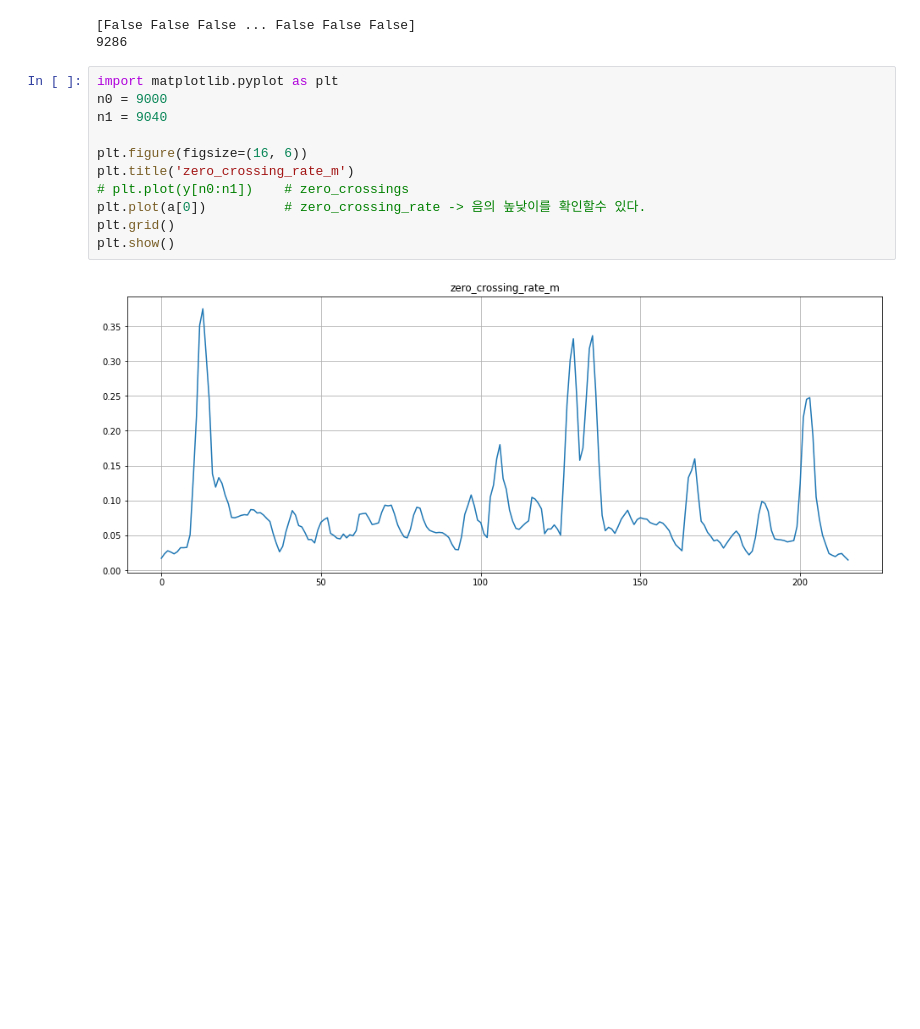
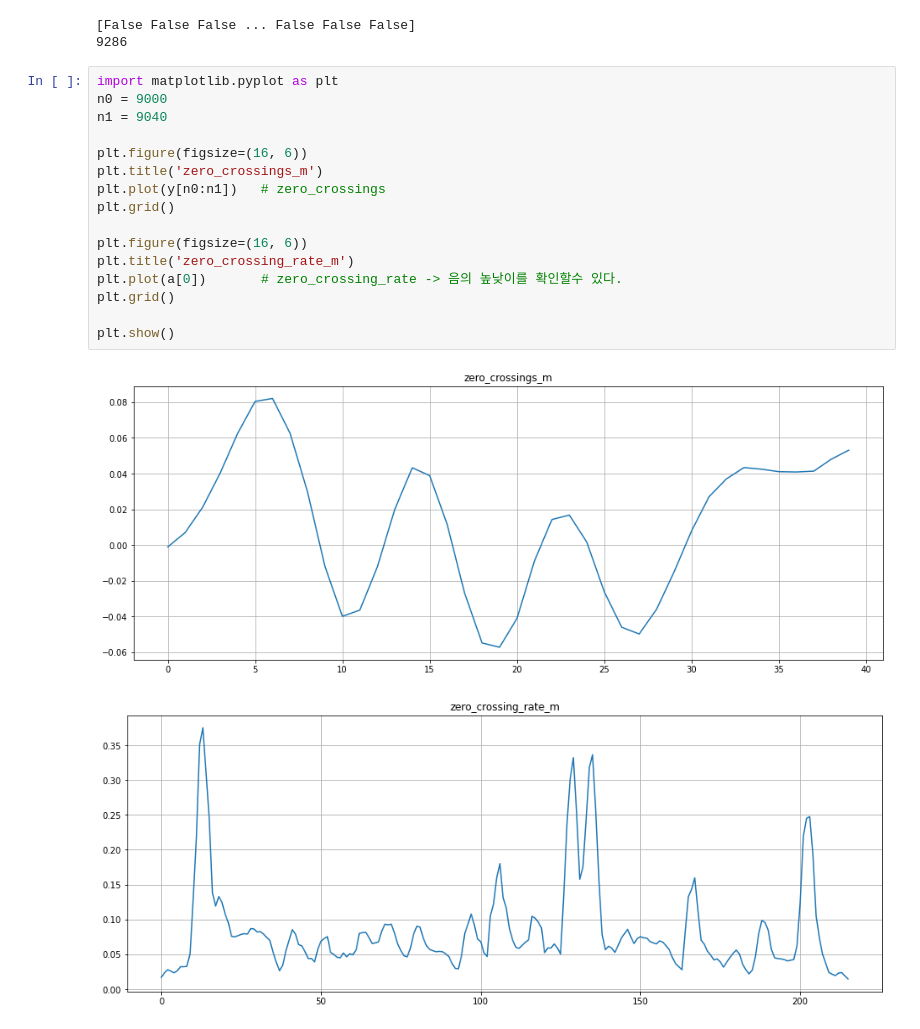
Before and after one commit to zashin-AI/JongHo, a Jupyter notebook: zero_crossing_rate_m(default).ipynb, the cells around one changed output. Cells and saved outputs as stored; diff of their text form; blank space fills up the shorter version.

```diff
--- a/zero_crossing_rate_m(default).ipynb
+++ b/zero_crossing_rate_m(default).ipynb
@@ -23,13 +23,19 @@ print(sum(zero_crossings))
 # %%
 import matplotlib.pyplot as plt
 n0 = 9000
 n1 = 9040
 
 plt.figure(figsize=(16, 6))
+plt.title('zero_crossings_m')
+plt.plot(y[n0:n1])   # zero_crossings
+plt.grid()
+
+plt.figure(figsize=(16, 6))
 plt.title('zero_crossing_rate_m')
-# plt.plot(y[n0:n1])    # zero_crossings
-plt.plot(a[0])          # zero_crossing_rate -> 음의 높낮이를 확인할수 있다.
+plt.plot(a[0])       # zero_crossing_rate -> 음의 높낮이를 확인할수 있다.
 plt.grid()
+
 plt.show()
 # %% [output]
-[figure, old version]
+[figure, new version]
+[figure, added]
```
Also changed, not shown: 4 other files.
